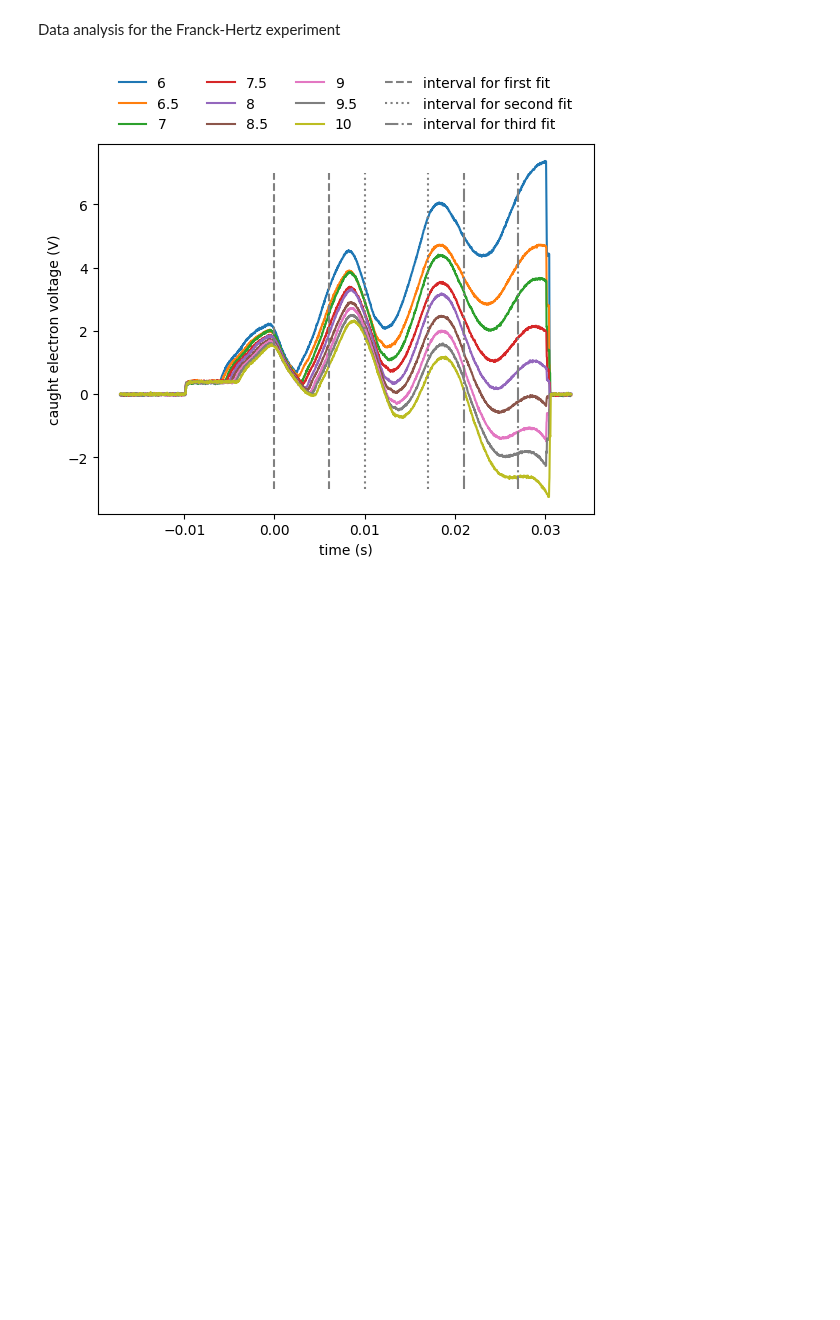
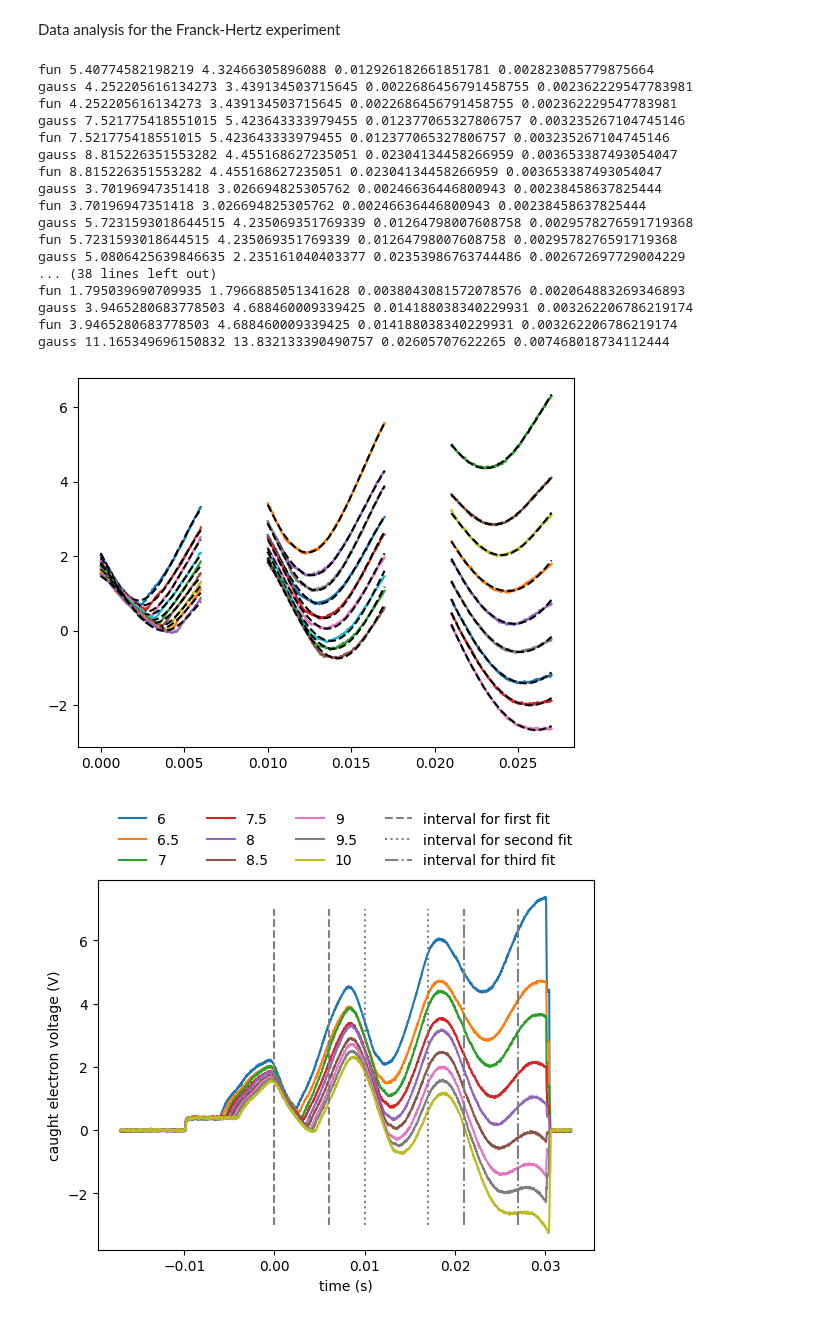
Before and after one commit to KemalOenen/advanced_labcourse, a Jupyter notebook: E065/data_analysis.ipynb, the cells around one changed output. Saved outputs shown, nothing was run; the diff lists cells and outputs as text; code cells hidden in the pictures; blank space fills up the shorter version.

Commit message:
minima fits with and without voltage shift

```diff
--- a/E065/data_analysis.ipynb
+++ b/E065/data_analysis.ipynb
@@ -3,6 +3,7 @@ Data analysis for the Franck-Hertz experiment
 # %%
 import numpy as np
 import pandas as pd
+import scipy as sp
 import seaborn as sns
 import matplotlib.pyplot as plt
 
@@ -13,32 +14,71 @@ for m in vals:
     # read all 5 iterations of the same measurement
     datas_1 = pd.DataFrame(); datas_2 = pd.DataFrame()
     for i in range(0, 5):
         # for channel 1
         data = pd.read_csv(str("data/scov" + str(m) + "_0" + str(i+1) + ".csv"), skiprows = [1])
         datas_1.insert(0, str(i), data["1"])
         datas_2.insert(0, str(i), data["2"])
 
     # compute mean and sd of the measurements
     res_1 = pd.concat([datas_1.mean(axis = 1), datas_1.std(axis = 1)], axis = 1)
     res_2 = pd.concat([datas_2.mean(axis = 1), datas_2.std(axis = 1)], axis = 1)
     res_m = res_1.join(res_2, lsuffix = "_2")
     res_m.columns = ["mean_1", "sd_1", "mean_2", "sd_2"]
     # create label with decimal point
     if "5" in str(m):
         m_lab = str(str(m)[0] + "." + str(m)[1])
     else:
         m_lab = str(m)
     res_m.insert(0, "finvolt", m_lab)
+    res_m.insert(0, "time", data["x-axis"])
 
     # combine to one large df for plotting
     if avgs.empty:
         avgs = res_m
     else:
         avgs = pd.concat([avgs, res_m], axis = 0, ignore_index = True)
 
     # fit minima of channel 1 for three intervalls
     intervals = {"1": [0, 0.006], "2": [0.01, 0.017], "3": [0.021, 0.027]} # chosen visually from plot
+    for i in intervals.keys():
+        # only take data in interval as input
+        input = res_m[(res_m["time"] >= intervals[i][0]) & (res_m["time"] <= intervals[i][1])]
 
+        # defined fit function
+        def fit_fun(p, a, b, mu, sd): # gaussian minimum offset by grid voltage
+            return(a*p[1]**(3/2) -b*np.exp(-(p[0]-mu)**2 / (2*sd**2)))
+        ps = [2*np.max(input["mean_1"]), 1, np.mean([intervals[i]]), np.mean([intervals[i]])/2]
+        bnds = (0, 100)
+        #popt, covmat = sp.optimize.curve_fit(fit_fun, [input["time"], input["mean_2"]], input["mean_1"], p0 = ps)
+        plt.plot(input["time"], input["mean_1"])
+        #plt.plot(input["time"], fit_fun([input["time"], input["mean_2"]], popt[0], popt[1], popt[2], popt[3]), c ="grey", ls = "--")
+        print("fun", popt[0], popt[1], popt[2], popt[3])
+
+
+        def fit_gauss(p, a, b, mu, sd): # gaussian minimum offset by grid voltage
+            return(a -b*np.exp(-(p[0]-mu)**2 / (2*sd**2)))
+        popt, covmat = sp.optimize.curve_fit(fit_gauss, [input["time"], input["mean_2"]], input["mean_1"], p0 = ps, bounds = bnds)
+        plt.plot(input["time"], fit_gauss([input["time"], input["mean_2"]], popt[0], popt[1], popt[2], popt[3]), c ="black", ls = "--")
+        print("gauss", popt[0], popt[1], popt[2], popt[3])
     # compute distances between minima
+# %% [output]
+fun 5.40774582198219 4.32466305896088 0.012926182661851781 0.002823085779875664
+gauss 4.252205616134273 3.439134503715645 0.0022686456791458755 0.002362229547783981
+fun 4.252205616134273 3.439134503715645 0.0022686456791458755 0.002362229547783981
+gauss 7.521775418551015 5.423643333979455 0.012377065327806757 0.003235267104745146
+fun 7.521775418551015 5.423643333979455 0.012377065327806757 0.003235267104745146
+gauss 8.815226351553282 4.455168627235051 0.02304134458266959 0.003653387493054047
+fun 8.815226351553282 4.455168627235051 0.02304134458266959 0.003653387493054047
+gauss 3.70196947351418 3.026694825305762 0.00246636446800943 0.00238458637825444
+fun 3.70196947351418 3.026694825305762 0.00246636446800943 0.00238458637825444
+gauss 5.7231593018644515 4.235069351769339 0.01264798007608758 0.0029578276591719368
+fun 5.7231593018644515 4.235069351769339 0.01264798007608758 0.0029578276591719368
+gauss 5.0806425639846635 2.235161040403377 0.02353986763744486 0.002672697729004229
+... (38 lines left out)
+fun 1.795039690709935 1.7966885051341628 0.0038043081572078576 0.002064883269346893
+gauss 3.9465280683778503 4.688460009339425 0.014188038340229931 0.003262206786219174
+fun 3.9465280683778503 4.688460009339425 0.014188038340229931 0.003262206786219174
+gauss 11.165349696150832 13.832133390490757 0.02605707622265 0.007468018734112444
+[figure, added]
 # %%
 # plot all curves plus decided fit range
```
Also changed, not shown: parts of 1 cell of this notebook.
